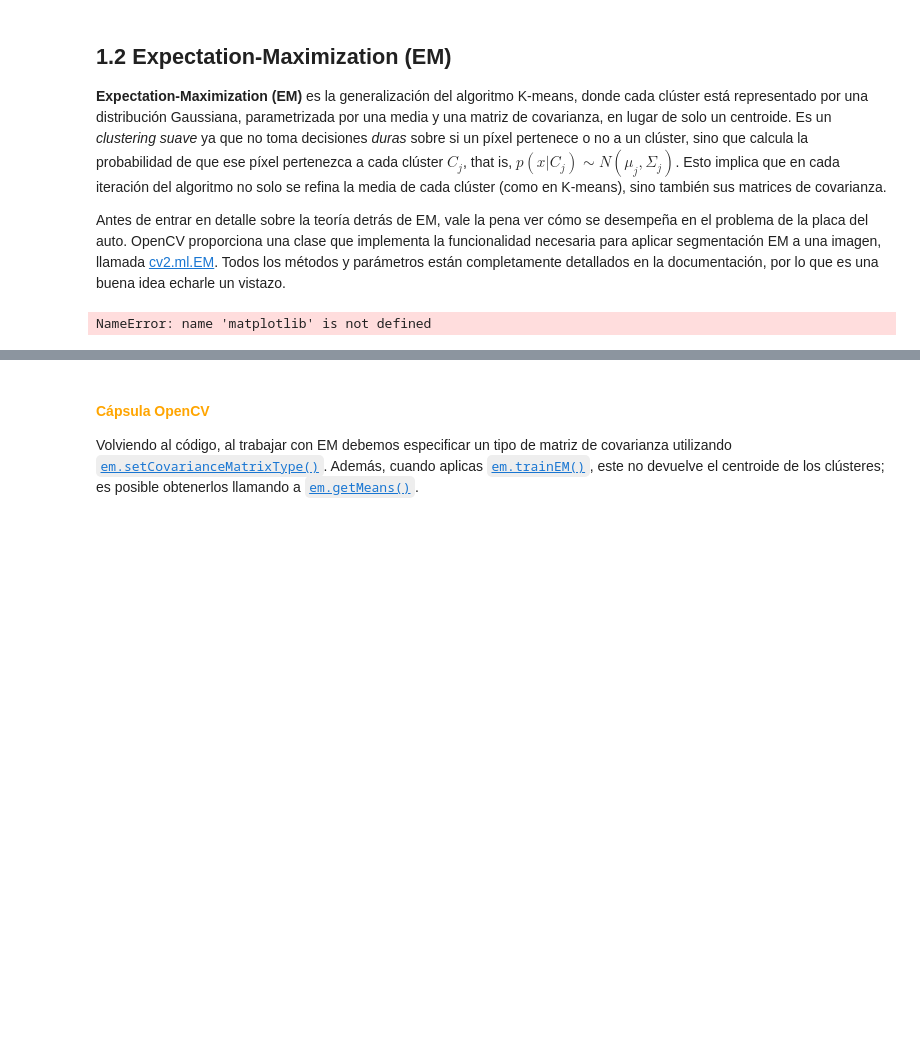
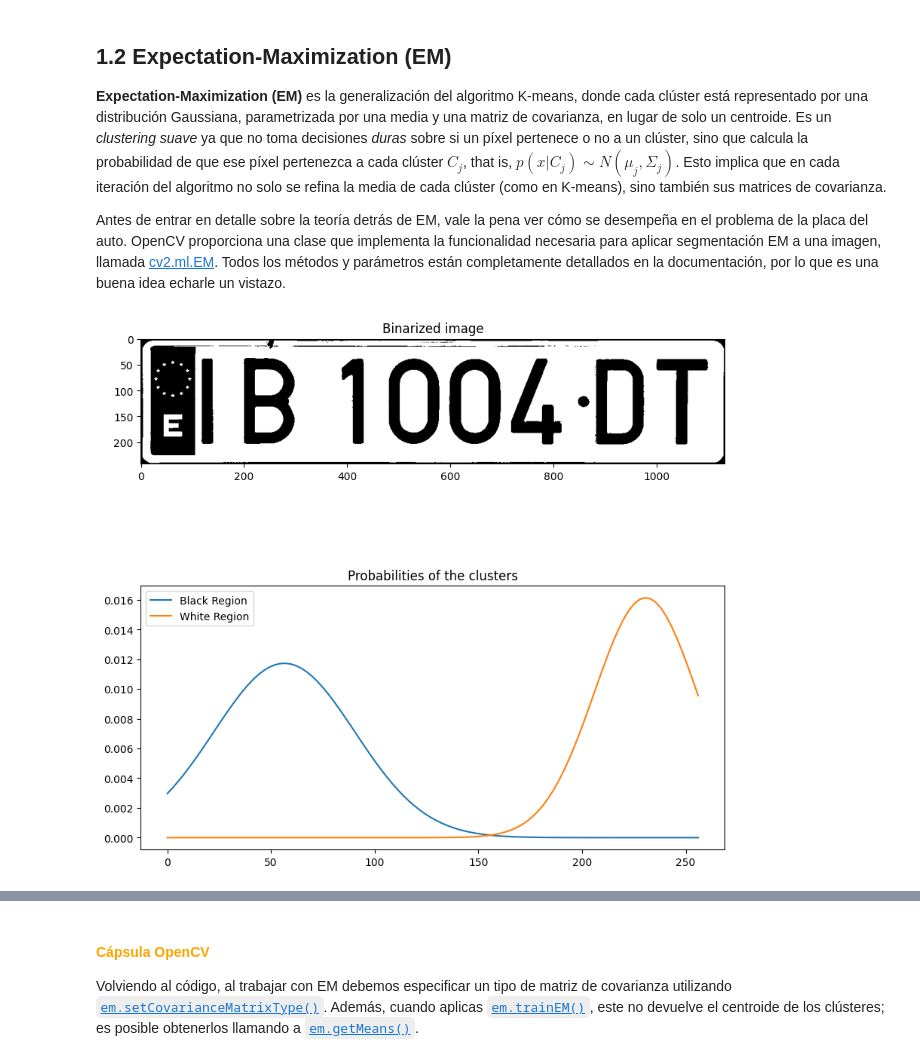
Before and after one commit to StefanoImanol/ef2025i, a Jupyter notebook: ExamenFinal_ia_2025iv1_2.ipynb, the cells around one changed output, grey strips where cells are left out. Saved outputs shown, nothing was run; the diff lists cells and outputs as text; code cells hidden in the pictures; blank space fills up the shorter version.

```diff
--- a/ExamenFinal_ia_2025iv1_2.ipynb
+++ b/ExamenFinal_ia_2025iv1_2.ipynb
@@ -75,6 +81,7 @@ criteria = (cv2.TERM_CRITERIA_EPS + cv2.TERM_CRITERIA_MAX_ITER, n_iter, epsilon)
 em.setClustersNumber(n_clusters)
 em.setCovarianceMatrixType(covariance_type)
 em.setTermCriteria(criteria)
+images_path = './images/'
 
 # Read grayscale image
 image = cv2.imread(images_path + "plate.jpg",0)
@@ -91,34 +98,34 @@ binarized = labels.reshape((image.shape))
 
 # Show original image
 plt.subplot(2,1,1)
 plt.title("Binarized image")
 plt.imshow(binarized, cmap="gray")
 
 # --------------- Gaussian visualization ---------------
 
 plt.subplot(2,1,2)
 plt.title("Probabilities of the clusters")
 
 # Get means and covs (for grayscale 1D both)
 means = em.getMeans()
 covs = em.getCovs()
 
 # Get standard deviation as numPy array
 sigmas = np.sqrt(covs)
 sigmas = sigmas[:,0,0]
 
 # Cast list to numPy array
 means = np.array(means)[:,0]
 
 # Plot Gaussians
 x = np.linspace(0, 256, 100)
 plt.plot(x, stats.norm.pdf(x, loc = means[0], scale = sigmas[0]))
 plt.plot(x, stats.norm.pdf(x, loc = means[1], scale = sigmas[1]))
 plt.legend(['Black Region', 'White Region'])
 
 plt.show()
 # %% [output]
-NameError: name 'matplotlib' is not defined
+[figure, added]
 # %% [markdown]
 Como puedes ver, aunque en OpenCV **k-means** está implementado como un método y **EM** como una clase, ambos operan de forma similar. En el ejemplo anterior, estamos segmentando una placa de automóvil en dos clústeres, y **cada clúster está definido por una distribución Gaussiana** (una distribución Gaussiana para la región negra y otra para la región blanca). Esta es la base de EM, pero **¿cómo funciona?**
 
```
Also changed, not shown: parts of 37 cells of this notebook, 3 other files.
